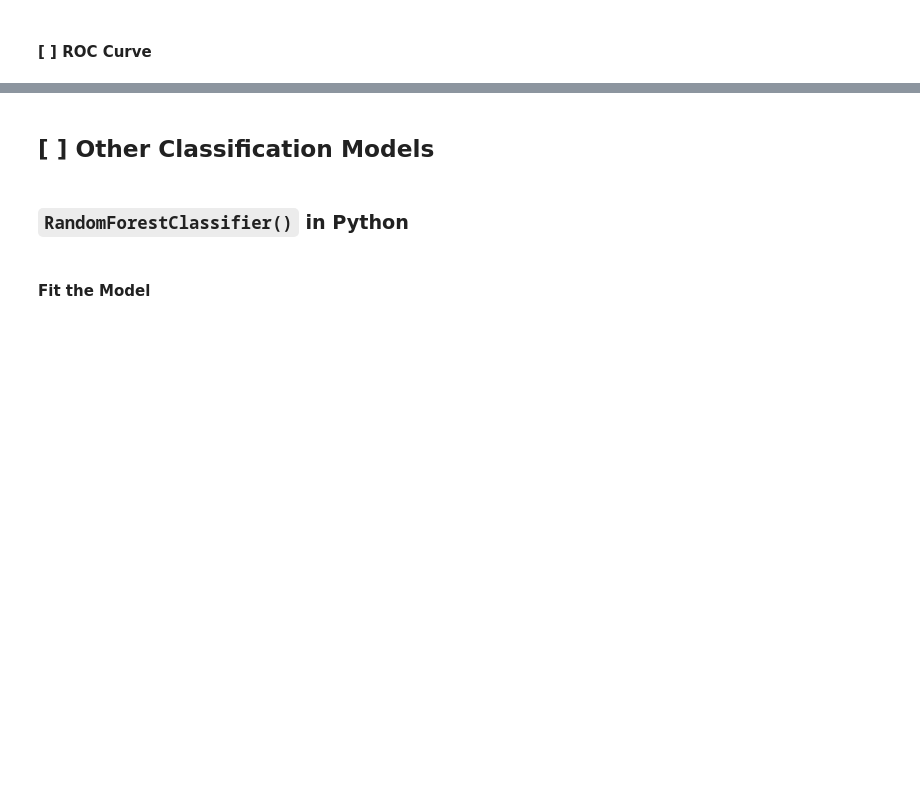
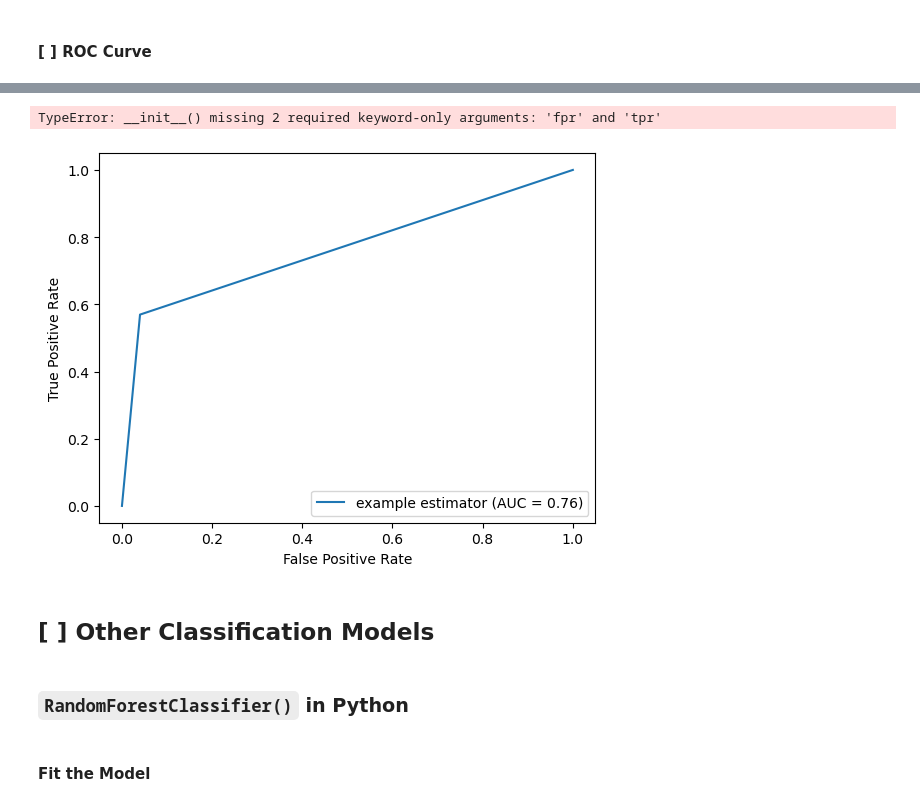
Before and after one commit to toluwabori/resolving-machine-learning-python, a Jupyter notebook: 02_The Decision Tree & Supervised Classification Models/02B_decision-tree_session_blank.ipynb, the cells around one changed output, grey strips where cells are left out. Drawn from its saved outputs; the diff is of its cells as text; code cells hidden in the pictures; blank space fills up the shorter version.

```diff
--- a/02_The Decision Tree & Supervised Classification Models/02B_decision-tree_session_blank.ipynb
+++ b/02_The Decision Tree & Supervised Classification Models/02B_decision-tree_session_blank.ipynb
@@ -307,3 +468,22 @@ df_pred
+# %%
+auc = RocCurveDisplay()
+# %% [output]
+TypeError: __init__() missing 2 required keyword-only arguments: 'fpr' and 'tpr'
+# %%
+import matplotlib.pyplot as plt
+import numpy as np
+from sklearn import metrics
+y = df_pred.survived
+pred = df_pred.pred_dt
+fpr, tpr, thresholds = metrics.roc_curve(y, pred)
+roc_auc = metrics.auc(fpr, tpr)
+display = metrics.RocCurveDisplay(fpr=fpr, tpr=tpr, roc_auc=roc_auc,
+                                  estimator_name='example estimator')
+display.plot()
+
+plt.show()
+# %% [output]
+[figure, added]
 # %% [markdown]
 ## [ ] Other Classification Models
 # %% [markdown]
```
Also changed, not shown: parts of 42 cells of this notebook, 2 other files.
